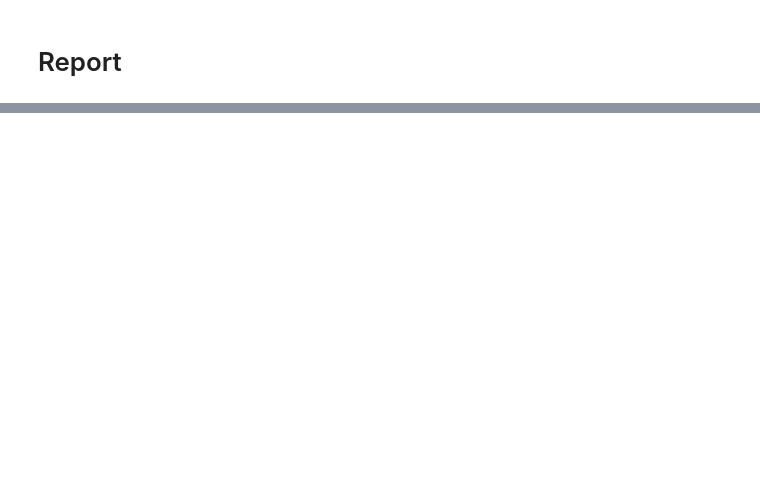
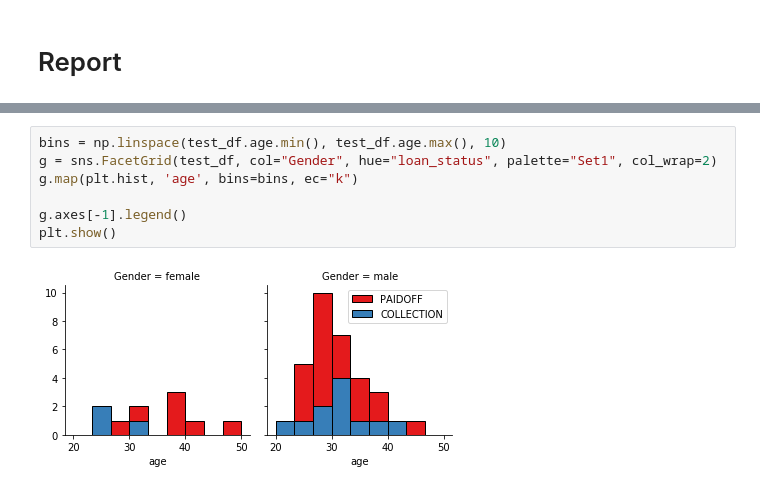
Before and after one commit to Siddhu68825/Coursera_Best_classifier_project, a Jupyter notebook: Coursera_Assessment.ipynb, the cells around one changed output, grey strips where cells are left out. Cells and saved outputs as stored; diff of their text form; blank space fills up the shorter version.

```diff
--- a/Coursera_Assessment.ipynb
+++ b/Coursera_Assessment.ipynb
@@ -411,0 +457,9 @@ LogisticRegression         0.7142857142857143     0.7142857142857143      9.8683
+# %%
+bins = np.linspace(test_df.age.min(), test_df.age.max(), 10)
+g = sns.FacetGrid(test_df, col="Gender", hue="loan_status", palette="Set1", col_wrap=2)
+g.map(plt.hist, 'age', bins=bins, ec="k")
+
+g.axes[-1].legend()
+plt.show()
+# %% [output]
+[figure, added]
```
Also changed, not shown: parts of 50 cells of this notebook.
